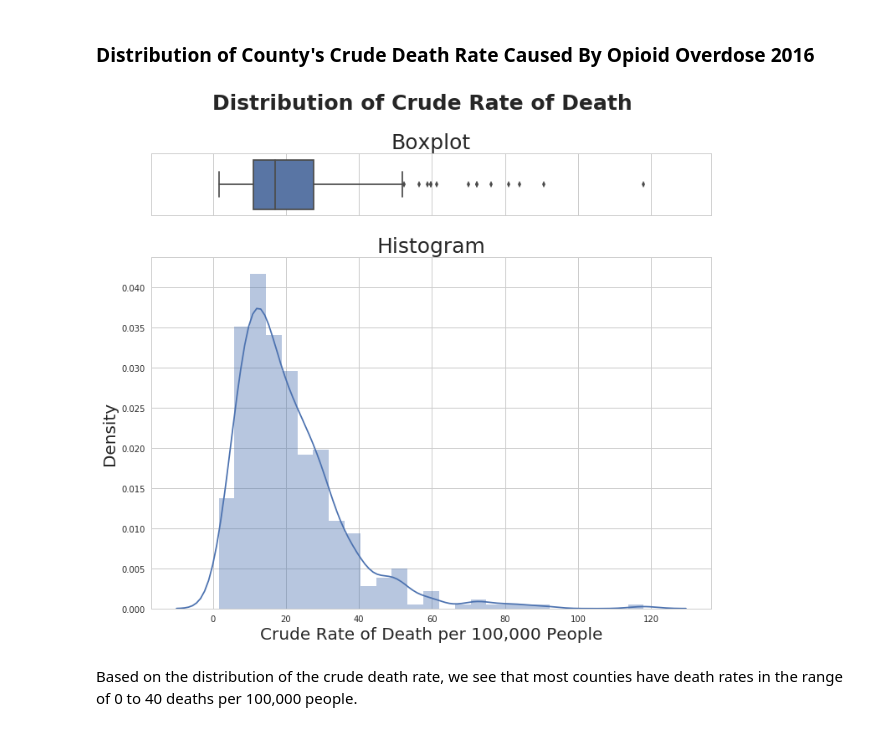
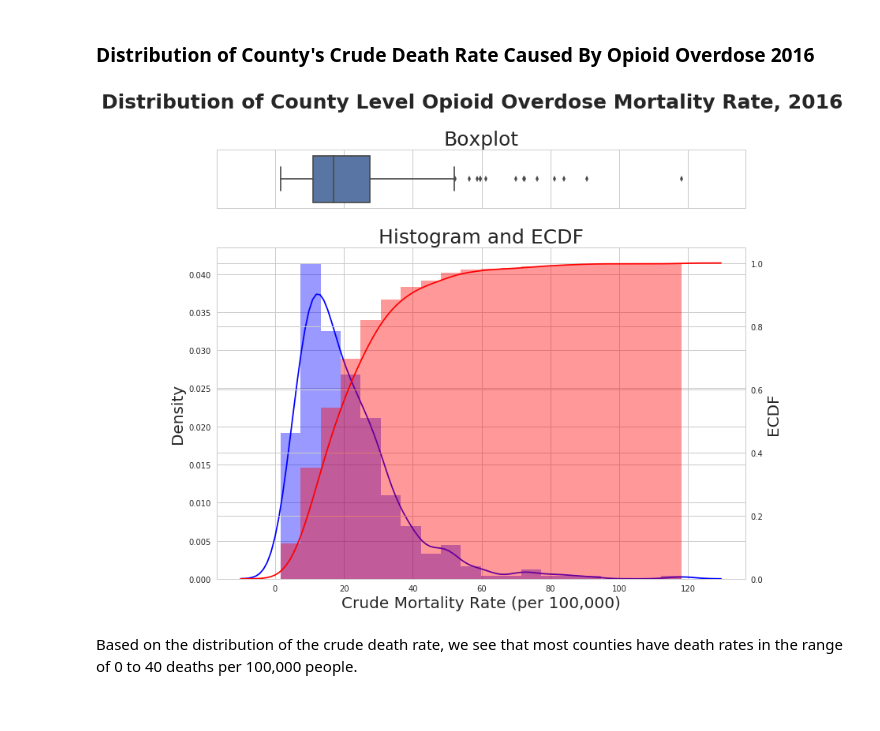
Before and after one commit to danielhanbitlee/Springboard, a Jupyter notebook: capstone_project/data_storytelling.ipynb, the cells around one changed output. Drawn from its saved outputs; the diff is of its cells as text; code cells hidden in the pictures.

Commit message:
updating data storytelling pdf and ipynb

```diff
--- a/capstone_project/data_storytelling.ipynb
+++ b/capstone_project/data_storytelling.ipynb
@@ -309,28 +307,51 @@ merged_filtered = merged_noCI.loc[:, ['fips_code', 'population', 'crude_rate', '
        'Med_HH_Income_Percent_of_State_Total_2016']]
 # %% [markdown]
 ### Distribution of County's Crude Death Rate Caused By Opioid Overdose 2016
-# %%
-# resize figures
-plt.rcParams['figure.figsize'] = [12, 10]
-
-# Cut the window in 2 parts
-f, (ax_box, ax_hist) = plt.subplots(2, sharex=True, gridspec_kw={"height_ratios": (.15, .85)})
-
-# Add a graph in each part
-sns.boxplot(merged_filtered['crude_rate'], ax=ax_box)
-sns.distplot(merged_filtered['crude_rate'], ax=ax_hist)
-ax_hist.set_title("Histogram", fontsize = 25)
-plt.ylabel('Density', fontsize = 20)
-plt.xlabel('Crude Rate of Death per 100,000 People', fontsize = 20)
-
-# Remove x axis name for the boxplot
-ax_box.set_xlabel('')
-ax_box.set_title("Boxplot", fontsize = 25)
-
-f.suptitle('Distribution of Crude Rate of Death', fontsize = 25, fontweight = 'bold')
-plt.show()
-# %% [output]
-[figure, removed]
+# %%
+# resize figures
+plt.rcParams['figure.figsize'] = [12, 10]
+
+# Calculate number of bins to use for histogram
+# Number of bins is the square root of number of data points: n_bins
+n_data = len(merged_filtered['crude_rate'])
+n_bins = np.sqrt(n_data)
+# Convert number of bins to integer: n_bins
+n_bins = int(n_bins)
+
+# Cut the window in 2 parts
+f, (ax_box, ax_hist) = plt.subplots(2, sharex=True, gridspec_kw={"height_ratios": (.15, .85)})
+
+# Add boxplot to first subplot
+sns.boxplot(merged_filtered['crude_rate'], ax=ax_box)
+# Remove x axis name for the boxplot
+ax_box.set_xlabel('')
+ax_box.set_title("Boxplot", fontsize = 25)
+
+# Add histogram to second subplot
+sns.distplot(merged_filtered['crude_rate'], color = 'blue', bins = n_bins, ax=ax_hist)
+
+# Have an overlaying plot for second subplot
+ax_hist2 =ax_hist.twinx()
+
+# Overlay ecdf to histogram
+sns.distplot(merged_filtered['crude_rate'],
+             color = 'red',
+             bins= n_bins,
+             kde_kws = dict(cumulative = True),
+             hist_kws=dict(cumulative=True),
+             ax=ax_hist2)
+
+# Add axis labels
+ax_hist.set_title("Histogram and ECDF", fontsize = 25)
+ax_hist.set_ylabel('Density', fontsize = 20)
+ax_hist.set_xlabel('Crude Mortality Rate (per 100,000)', fontsize = 20)
+ax_hist2.set_ylabel('ECDF', fontsize = 20)
+
+# Add title to figure
+f.suptitle('Distribution of County Level Opioid Overdose Mortality Rate, 2016', fontsize = 25, fontweight = 'bold')
+plt.show()
+# %% [output]
+[figure, added]
 # %% [markdown]
 Based on the distribution of the crude death rate, we see that most counties have death rates in the range of 0 to 40 deaths per 100,000 people.
 # %%
```
Also changed, not shown: parts of 4 cells of this notebook, 1 other file.
